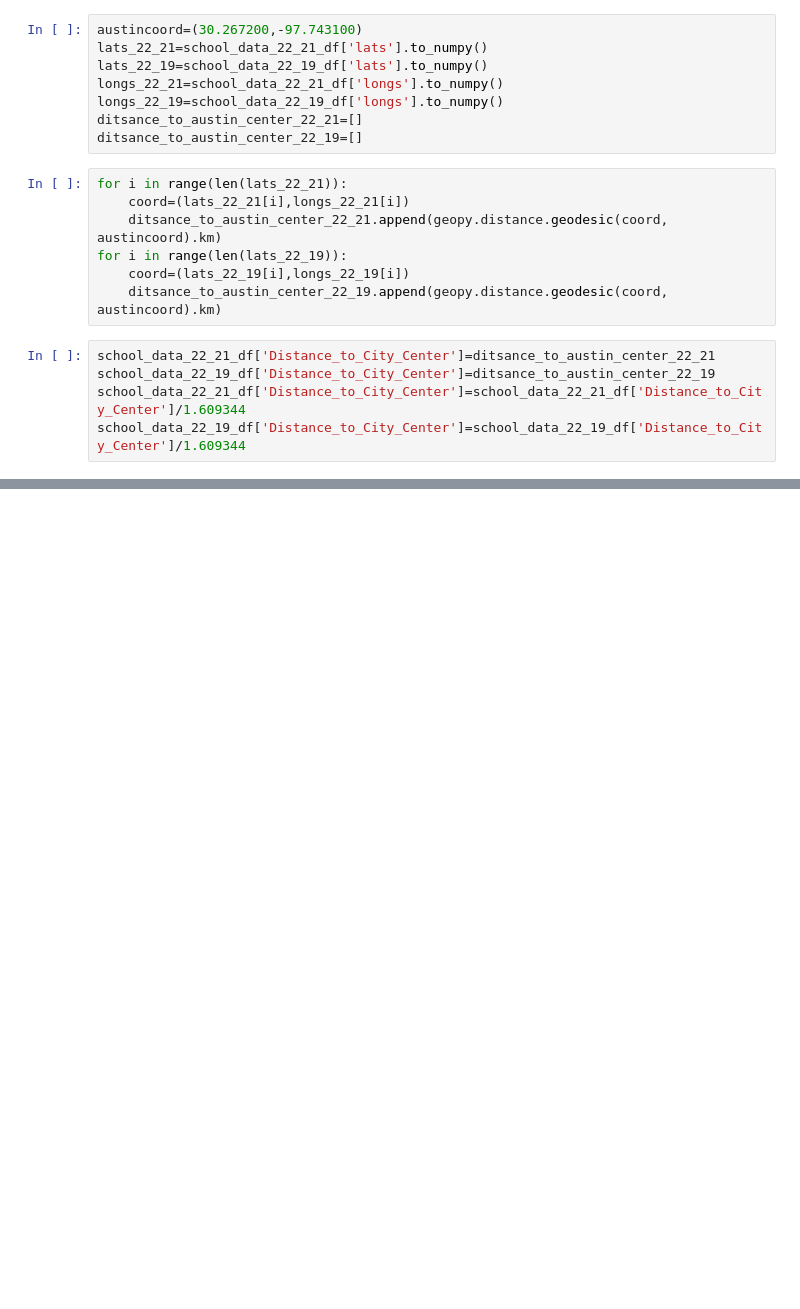
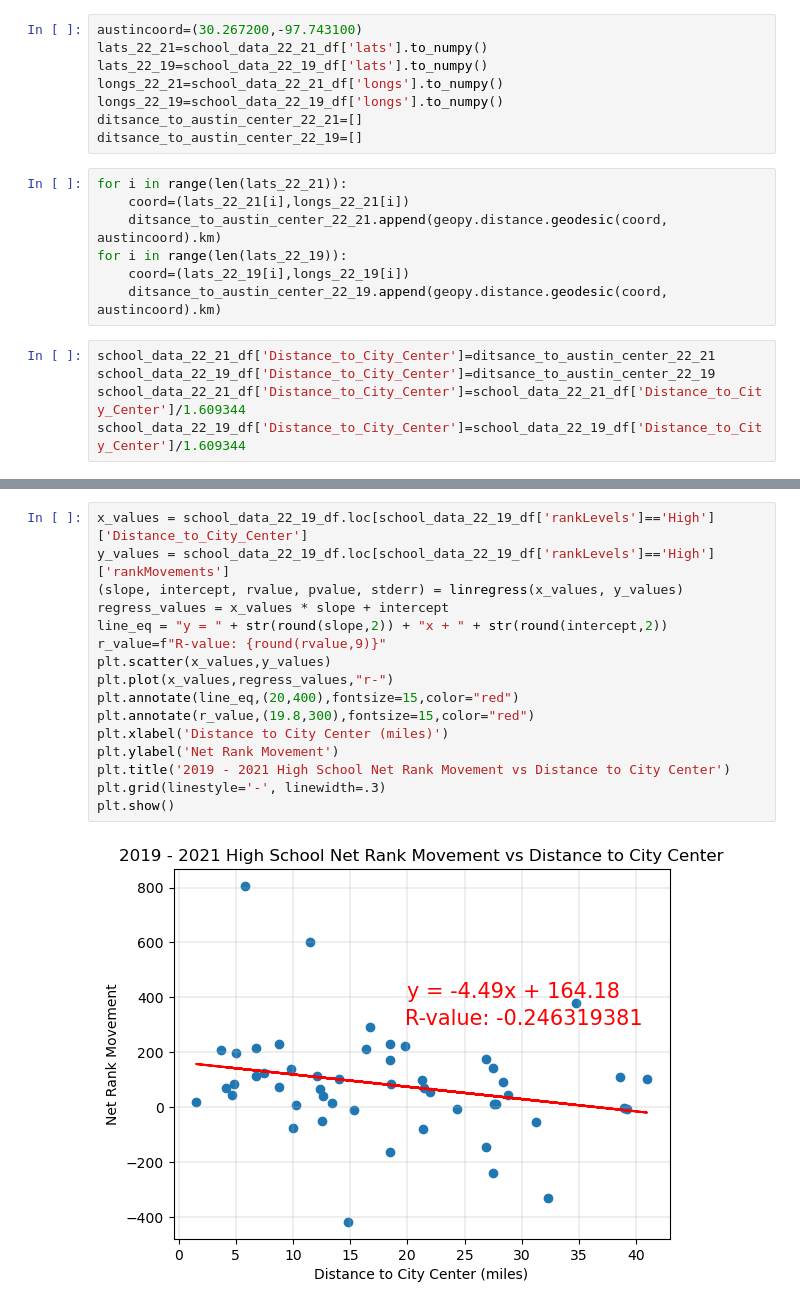
Before and after one commit to alejandro-davila/Project1_Team6_Austin_Analysis, a Jupyter notebook: School_Data_Visual.ipynb, the cells around one changed output, grey strips where cells are left out. Drawn from its saved outputs; the diff is of its cells as text; blank space fills up the shorter version.

```diff
--- a/School_Data_Visual.ipynb
+++ b/School_Data_Visual.ipynb
@@ -134,0 +164,18 @@ map_plot
+# %%
+x_values = school_data_22_19_df.loc[school_data_22_19_df['rankLevels']=='High']['Distance_to_City_Center']
+y_values = school_data_22_19_df.loc[school_data_22_19_df['rankLevels']=='High']['rankMovements']
+(slope, intercept, rvalue, pvalue, stderr) = linregress(x_values, y_values)
+regress_values = x_values * slope + intercept
+line_eq = "y = " + str(round(slope,2)) + "x + " + str(round(intercept,2))
+r_value=f"R-value: {round(rvalue,9)}"
+plt.scatter(x_values,y_values)
+plt.plot(x_values,regress_values,"r-")
+plt.annotate(line_eq,(20,400),fontsize=15,color="red")
+plt.annotate(r_value,(19.8,300),fontsize=15,color="red")
+plt.xlabel('Distance to City Center (miles)')
+plt.ylabel('Net Rank Movement')
+plt.title('2019 - 2021 High School Net Rank Movement vs Distance to City Center')
+plt.grid(linestyle='-', linewidth=.3)
+plt.show()
+# %% [output]
+[figure, added]
```
Also changed, not shown: parts of 15 cells of this notebook, 1 other file.
